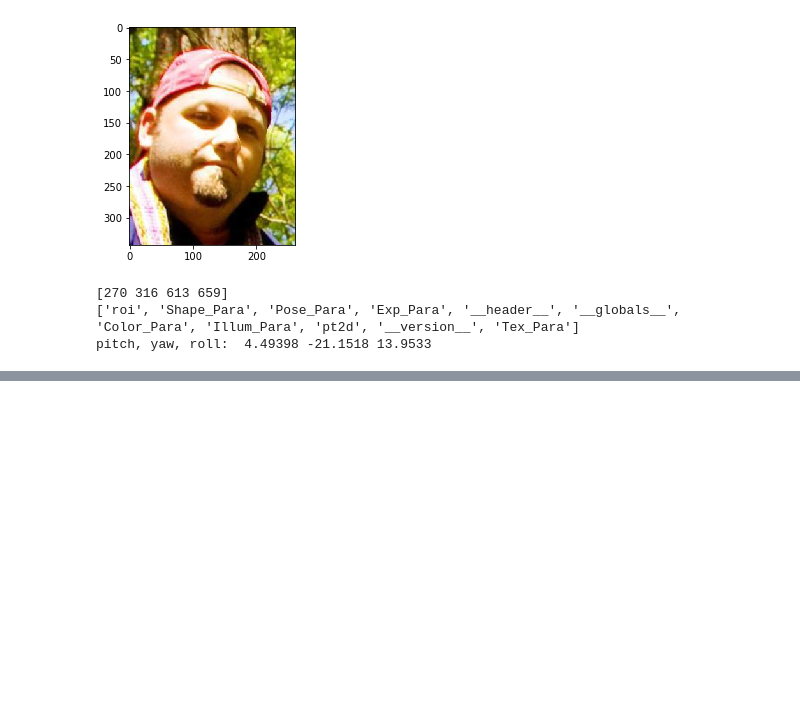
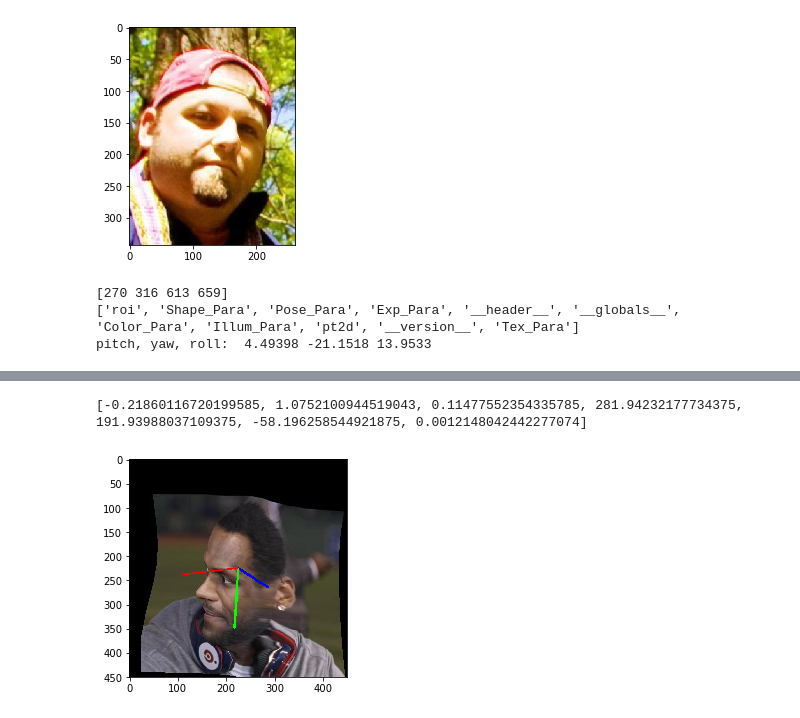
Before and after one commit to natanielruiz/deep-head-pose, a Jupyter notebook: practice/load_300W-LP.ipynb, the cells around one changed output, grey strips where cells are left out. Drawn from its saved outputs; the diff is of its cells as text; code cells hidden in the pictures; blank space fills up the shorter version.

```diff
--- a/practice/load_300W-LP.ipynb
+++ b/practice/load_300W-LP.ipynb
@@ -8,8 +8,10 @@ import scipy.io as sio
 import cv2
 import math
 from matplotlib import pyplot as plt
+import imp
 
 from PIL import Image
+utils = imp.load_source('utils', '../code/utils.py')
 # %%
 TRAIN_DATA_DIR = '/Data/nruiz9/data/facial_landmarks/300W_LP/'
 AFW = os.path.join(TRAIN_DATA_DIR, 'AFW')
@@ -158,0 +94,29 @@ plt.show()
+# %%
+# For pose we have [pitch yaw roll tdx tdy tdz scale_factor]
+from math import cos, sin
+
+img_name = 'AFW_4492032921_1_12'
+img_path = os.path.join(AFW, img_name + '.jpg')
+mat_path = os.path.join(AFW, img_name + '.mat')
+
+img = cv2.imread(img_path)
+img = cv2.cvtColor(img, cv2.COLOR_RGB2BGR)
+mat = sio.loadmat(mat_path)
+
+frame = img
+pose_params = mat['Pose_Para'][0]
+
+print pose_params.tolist()
+pitch, yaw, roll, tdx, tdy, tdz, scale = pose_params
+yaw *= 180 / np.pi
+pitch *= 180 / np.pi
+roll *= 180 / np.pi
+
+# utils.plot_pose_cube(frame, yaw, pitch, roll, size=100)
+utils.draw_axis(frame, yaw, pitch, roll, size = 130)
+
+plt.imshow(frame)
+plt.show()
+# %% [output]
+[-0.21860116720199585, 1.0752100944519043, 0.11477552354335785, 281.94232177734375, 191.93988037109375, -58.196258544921875, 0.0012148042442277074]
+[figure, added]
```
Also changed, not shown: parts of 1 cell of this notebook, 4 other files.
